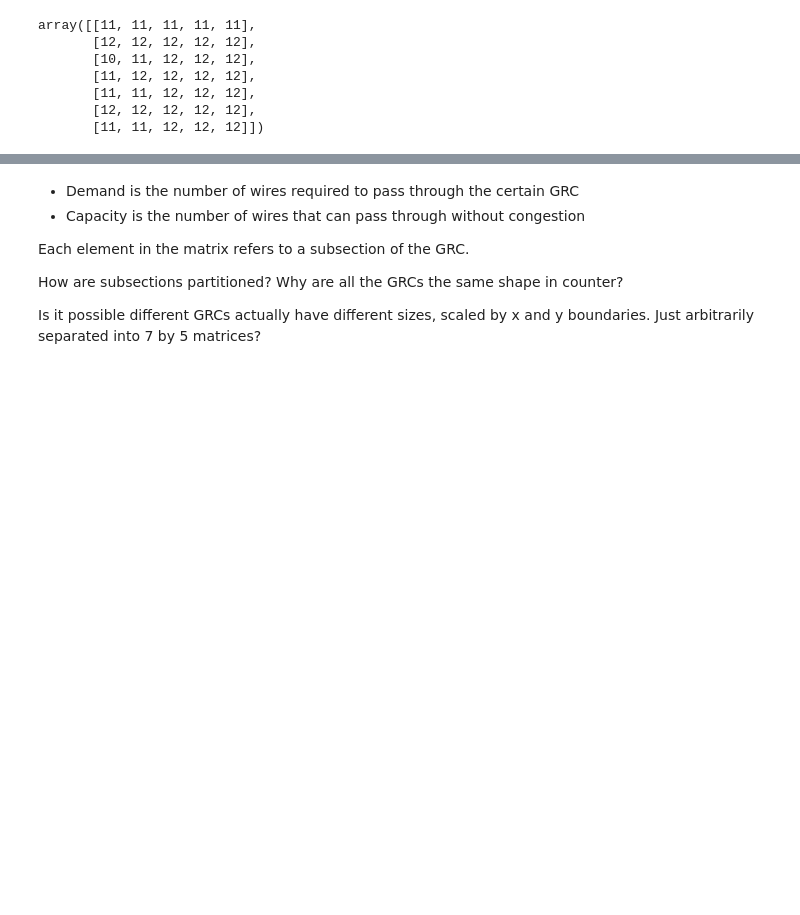
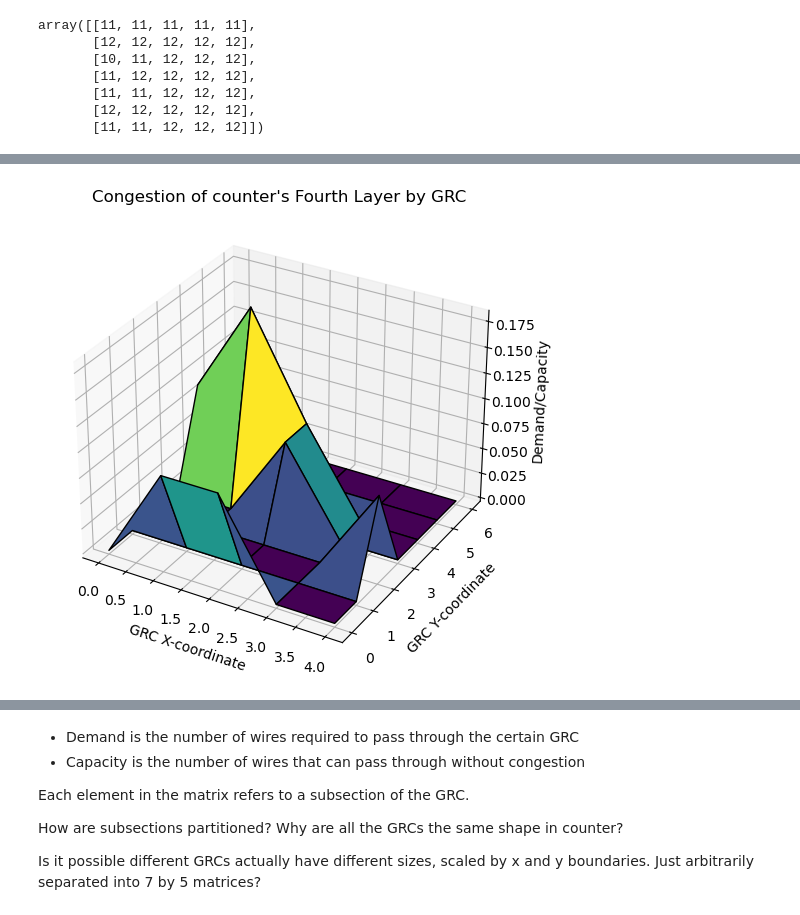
Before and after one commit to waltercywong/DSC180A_Quarter1Project, a Jupyter notebook: assignment2/src/exploration_raw.ipynb, the cells around one changed output, grey strips where cells are left out. Cells and saved outputs as stored; diff of their text form; code cells hidden in the pictures; blank space fills up the shorter version.

```diff
--- a/assignment2/src/exploration_raw.ipynb
+++ b/assignment2/src/exploration_raw.ipynb
@@ -745,0 +783,2 @@ array([[11, 11, 11, 11, 11],
+# %%
+congestion_3 = counter_congestion_data['demand'][3] / counter_congestion_data['capacity'][3]
@@ -745,0 +806,21 @@ array([[11, 11, 11, 11, 11],
+# %%
+x = np.arange(congestion_3.shape[1])  # Number of columns
+y = np.arange(congestion_3.shape[0])  # Number of rows
+x, y = np.meshgrid(x, y)
+
+# Create the 3D plot
+fig = plt.figure(figsize=(8, 6))
+ax = fig.add_subplot(111, projection='3d')
+
+# Plot the surface
+ax.plot_surface(x, y, congestion_3, cmap='viridis', edgecolor='k')
+
+# Add labels
+ax.set_xlabel('GRC X-coordinate')
+ax.set_ylabel('GRC Y-coordinate')
+ax.set_zlabel('Demand/Capacity')
+ax.set_title('Congestion of counter\'s Fourth Layer by GRC')
+
+plt.show()
+# %% [output]
+[figure, added]
```
Also changed, not shown: parts of 26 cells of this notebook, 15 other files.
